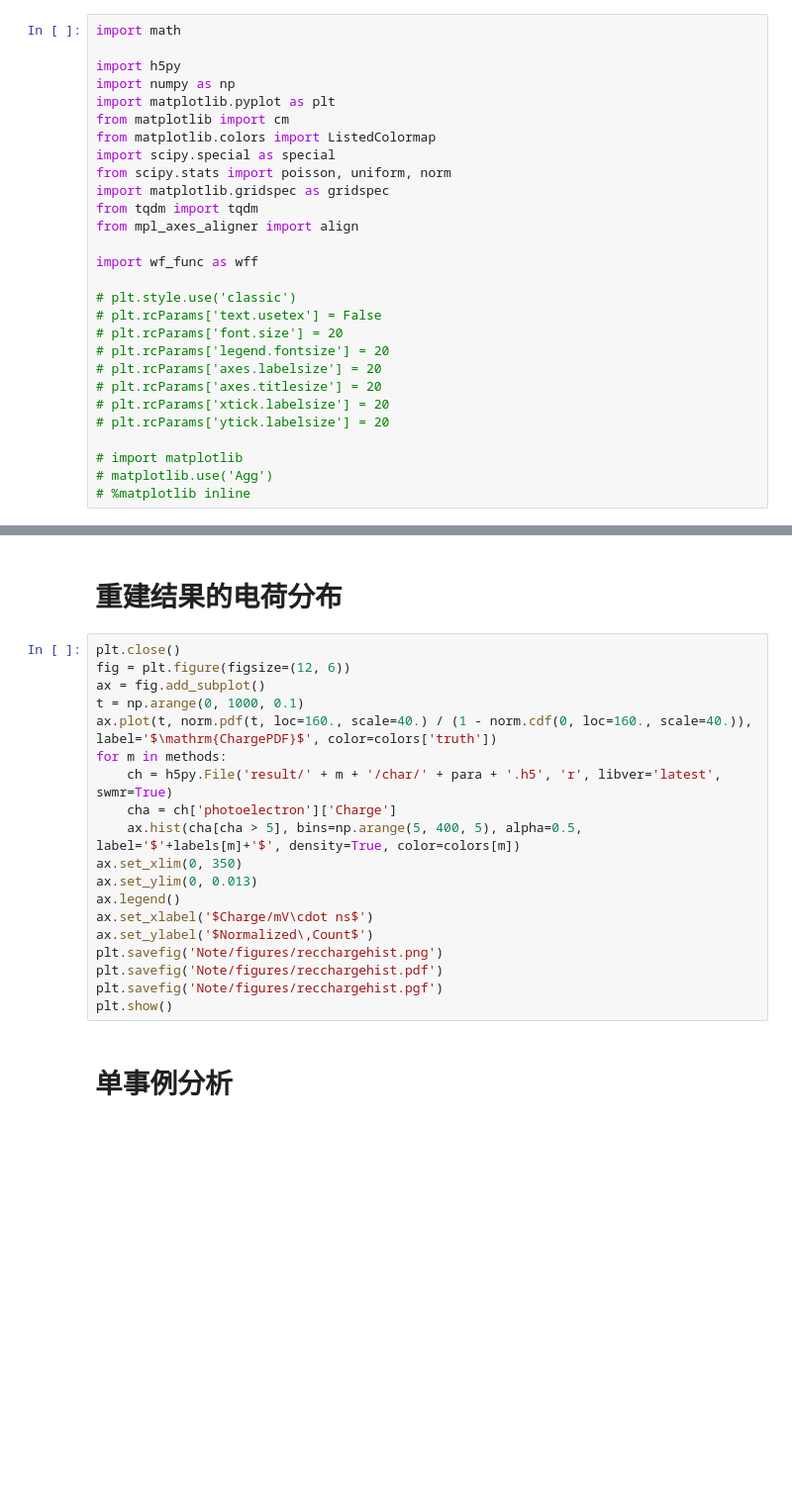
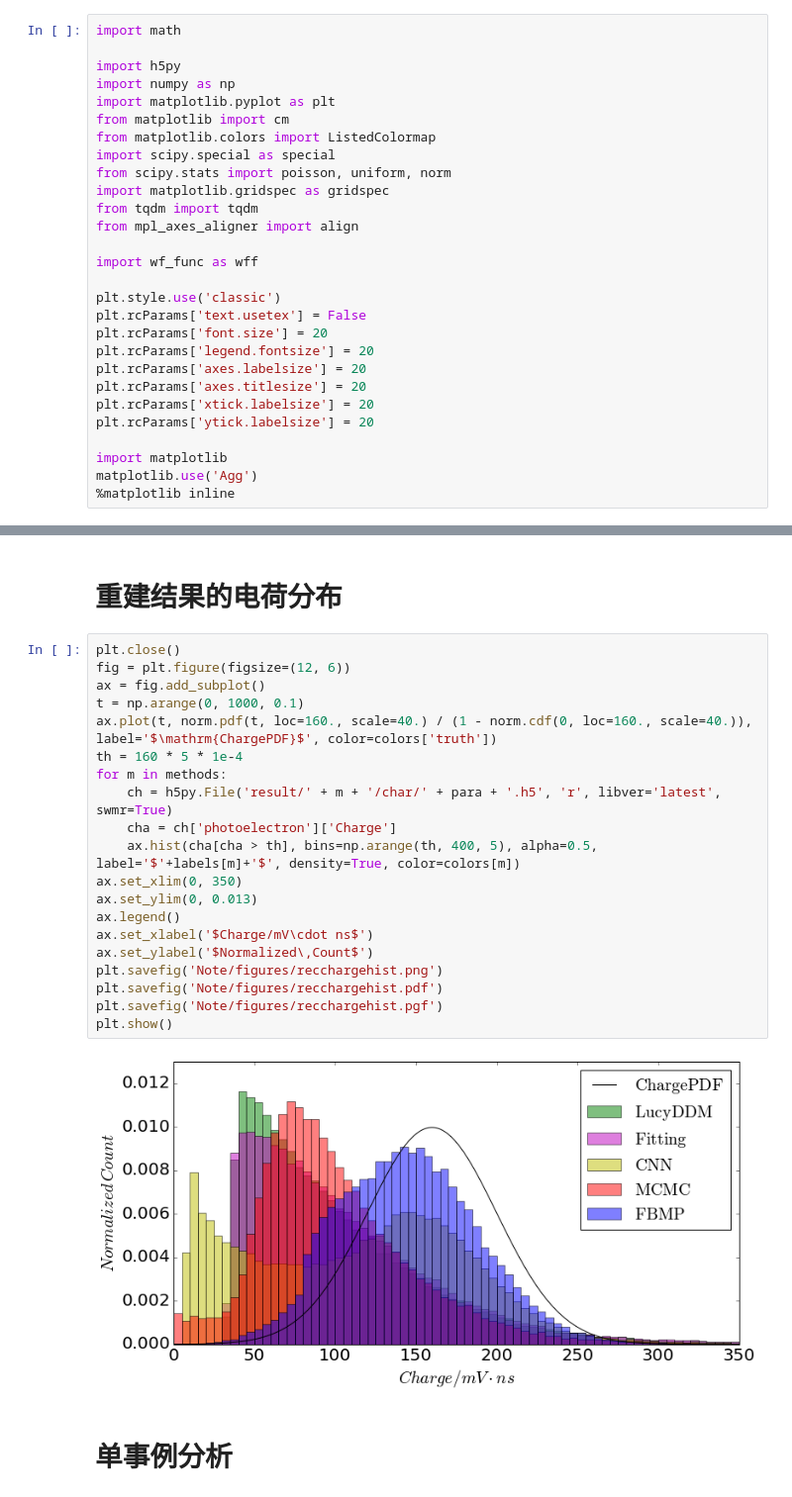
Before and after one commit to heroxbd/waveform-analysis, a Jupyter notebook: check.ipynb, the cells around one changed output, grey strips where cells are left out. Shown at 99% size. Drawn from its saved outputs; the diff is of its cells as text; blank space fills up the shorter version.

```diff
--- a/check.ipynb
+++ b/check.ipynb
@@ -14,18 +14,18 @@ from mpl_axes_aligner import align
 
 import wf_func as wff
 
-# plt.style.use('classic')
-# plt.rcParams['text.usetex'] = False
-# plt.rcParams['font.size'] = 20
-# plt.rcParams['legend.fontsize'] = 20
-# plt.rcParams['axes.labelsize'] = 20
-# plt.rcParams['axes.titlesize'] = 20
-# plt.rcParams['xtick.labelsize'] = 20
-# plt.rcParams['ytick.labelsize'] = 20
+plt.style.use('classic')
+plt.rcParams['text.usetex'] = False
+plt.rcParams['font.size'] = 20
+plt.rcParams['legend.fontsize'] = 20
+plt.rcParams['axes.labelsize'] = 20
+plt.rcParams['axes.titlesize'] = 20
+plt.rcParams['xtick.labelsize'] = 20
+plt.rcParams['ytick.labelsize'] = 20
 
-# import matplotlib
-# matplotlib.use('Agg')
-# %matplotlib inline
+import matplotlib
+matplotlib.use('Agg')
+%matplotlib inline
 # %%
 def my_cmap():
     plasma = cm.get_cmap('plasma', 65536)
@@ -99,22 +104,25 @@ plt.show()
 # %%
 plt.close()
 fig = plt.figure(figsize=(12, 6))
 ax = fig.add_subplot()
 t = np.arange(0, 1000, 0.1)
 ax.plot(t, norm.pdf(t, loc=160., scale=40.) / (1 - norm.cdf(0, loc=160., scale=40.)), label='$\mathrm{ChargePDF}$', color=colors['truth'])
+th = 160 * 5 * 1e-4
 for m in methods:
     ch = h5py.File('result/' + m + '/char/' + para + '.h5', 'r', libver='latest', swmr=True)
     cha = ch['photoelectron']['Charge']
-    ax.hist(cha[cha > 5], bins=np.arange(5, 400, 5), alpha=0.5, label='$'+labels[m]+'$', density=True, color=colors[m])
+    ax.hist(cha[cha > th], bins=np.arange(th, 400, 5), alpha=0.5, label='$'+labels[m]+'$', density=True, color=colors[m])
 ax.set_xlim(0, 350)
 ax.set_ylim(0, 0.013)
 ax.legend()
 ax.set_xlabel('$Charge/mV\cdot ns$')
 ax.set_ylabel('$Normalized\,Count$')
 plt.savefig('Note/figures/recchargehist.png')
 plt.savefig('Note/figures/recchargehist.pdf')
 plt.savefig('Note/figures/recchargehist.pgf')
 plt.show()
+# %% [output]
+[figure, added]
 # %% [markdown]
 # 单事例分析
 # %%
```
Also changed, not shown: parts of 9 cells of this notebook, 23 other files.
